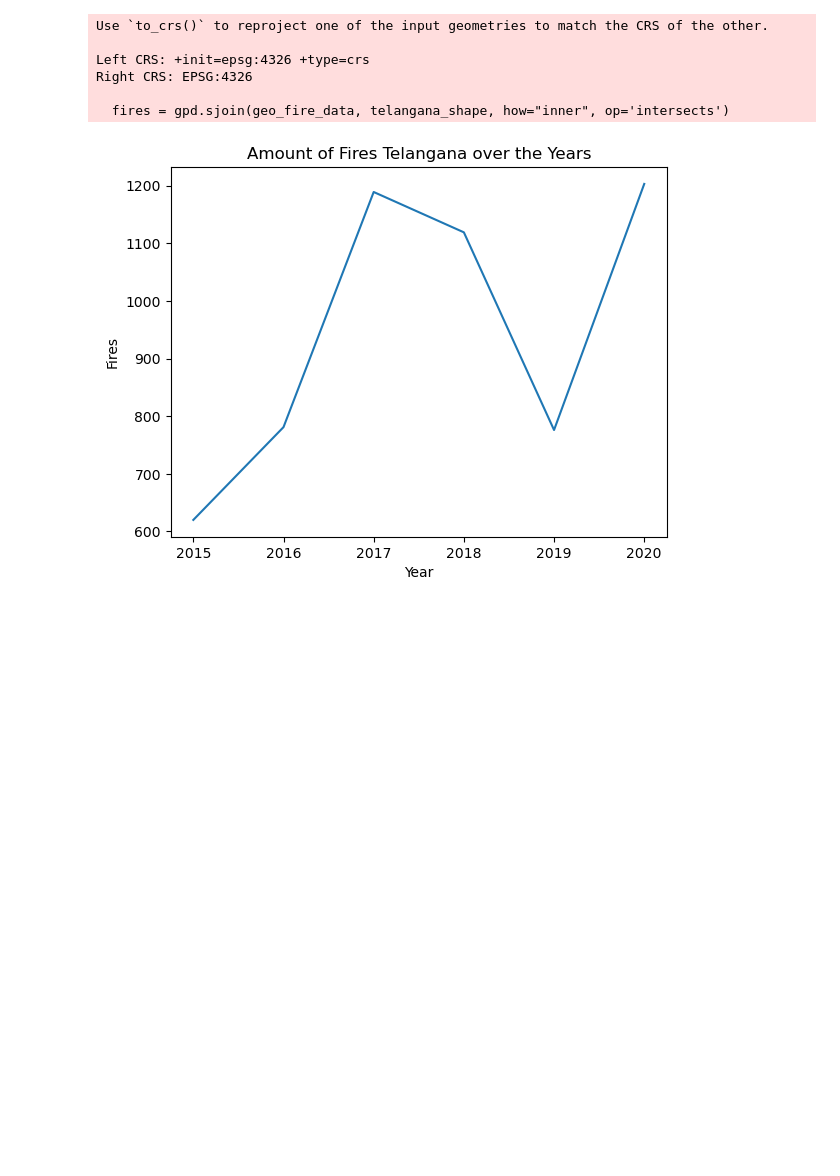
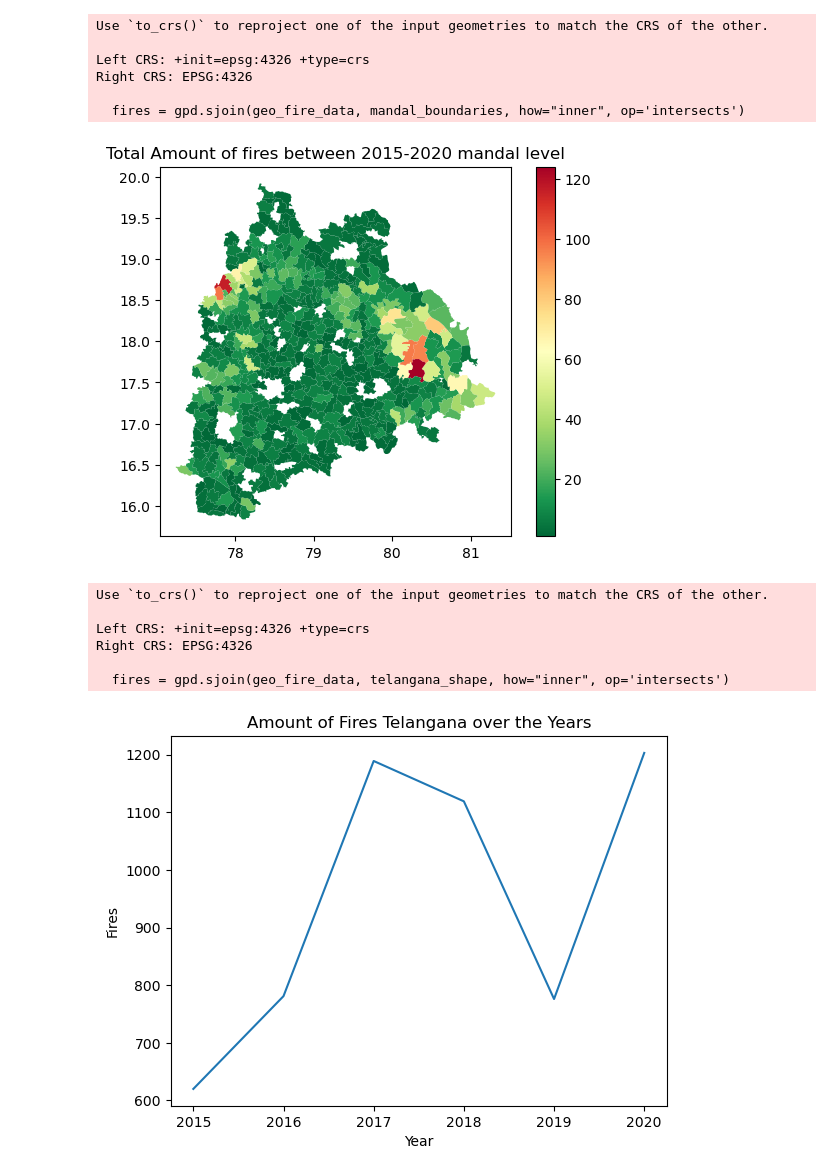
Before and after one commit to undpindia/dicra, a Jupyter notebook: analytics/notebooks/crop_fires/DPPD_Jesse/other/Fires Analysis.ipynb, the cells around one changed output. Drawn from its saved outputs; the diff is of its cells as text; code cells hidden in the pictures; blank space fills up the shorter version.

```diff
--- a/analytics/notebooks/crop_fires/DPPD_Jesse/other/Fires Analysis.ipynb
+++ b/analytics/notebooks/crop_fires/DPPD_Jesse/other/Fires Analysis.ipynb
@@ -36,6 +36,30 @@ geo_fire_data['month'] = (geo_fire_data['acq_date']).dt.month
 
 #Select complete years (2015-2020)
 geo_fire_data = geo_fire_data[(geo_fire_data['acq_date'] >= '2015-01-01') & (geo_fire_data['acq_date'] < '2021-01-1')]
+# %%
+fires = gpd.sjoin(geo_fire_data, mandal_boundaries, how="inner", op='intersects')
+
+#Sort the values based on mandal and time
+fires_count = fires.sort_values(by=['year'])
+
+#Sum amount of frp (fire radiative power) per mandal per month per year make sure that if no fire happens at a specific time write a zero
+fires_count = fires_count.groupby(['Dist_Name', 'Mandal_Nam'])['fireID'].count().reset_index()
+
+fires_count = fires_count.merge(mandal_boundaries[['Dist_Name', 'Mandal_Nam', 'geometry']], how='left', on=['Dist_Name', 'Mandal_Nam'])
+
+fires_count = gpd.GeoDataFrame(fires_count,geometry = 'geometry', crs = {'init': 'epsg:4326'})
+
+fires_count.plot(column = 'fireID', legend = True, cmap = 'RdYlGn_r')
+plt.title('Total Amount of fires between 2015-2020 mandal level')
+plt.show()
+# %% [output]
+Use `to_crs()` to reproject one of the input geometries to match the CRS of the other.
+
+Left CRS: +init=epsg:4326 +type=crs
+Right CRS: EPSG:4326
+
+  fires = gpd.sjoin(geo_fire_data, mandal_boundaries, how="inner", op='intersects')
+[figure, added]
 # %%
 #Create a dataframe that shows the fire location (mandal basis)
 fires = gpd.sjoin(geo_fire_data, telangana_shape, how="inner", op='intersects')
```
Also changed, not shown: parts of 1 cell of this notebook, 27 other files.
